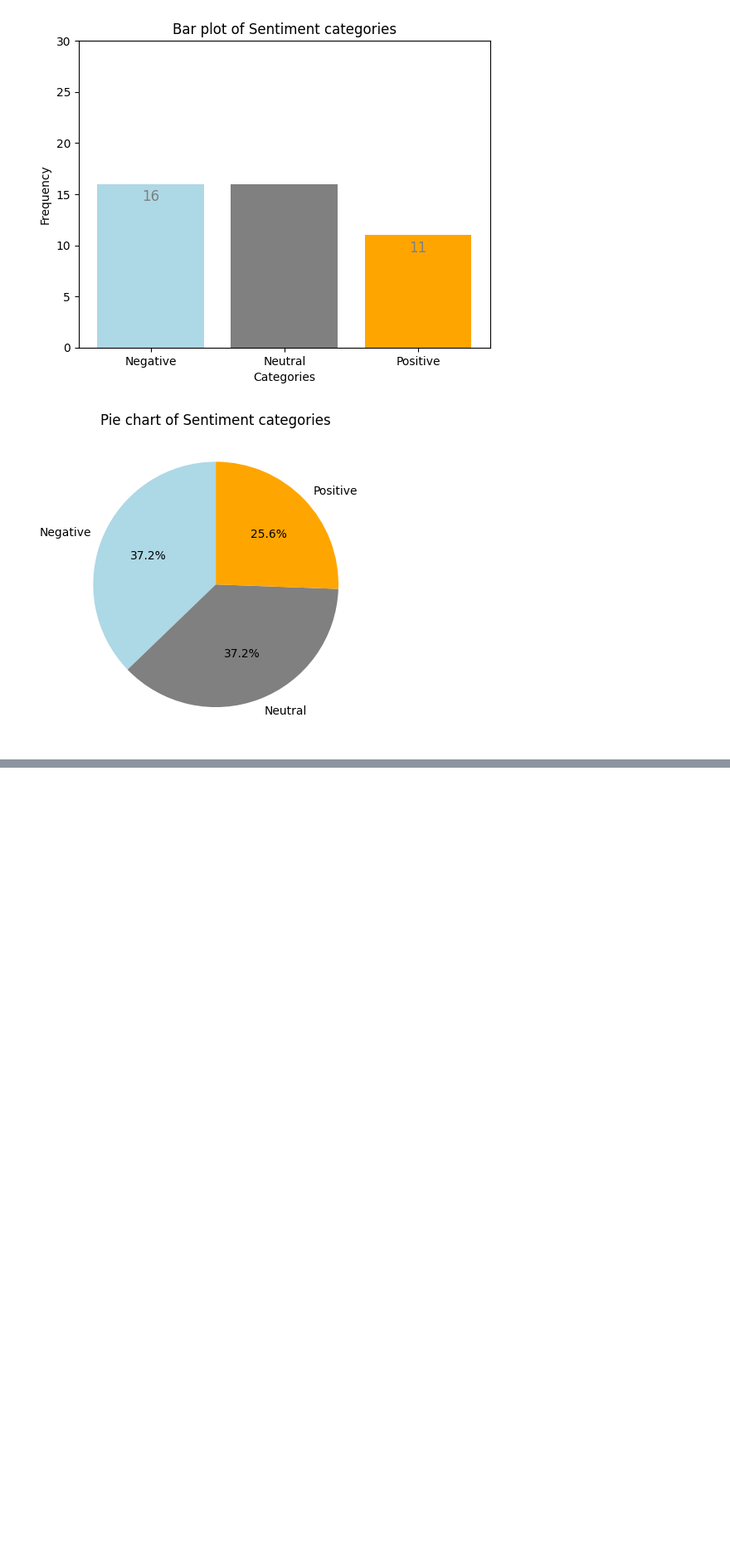
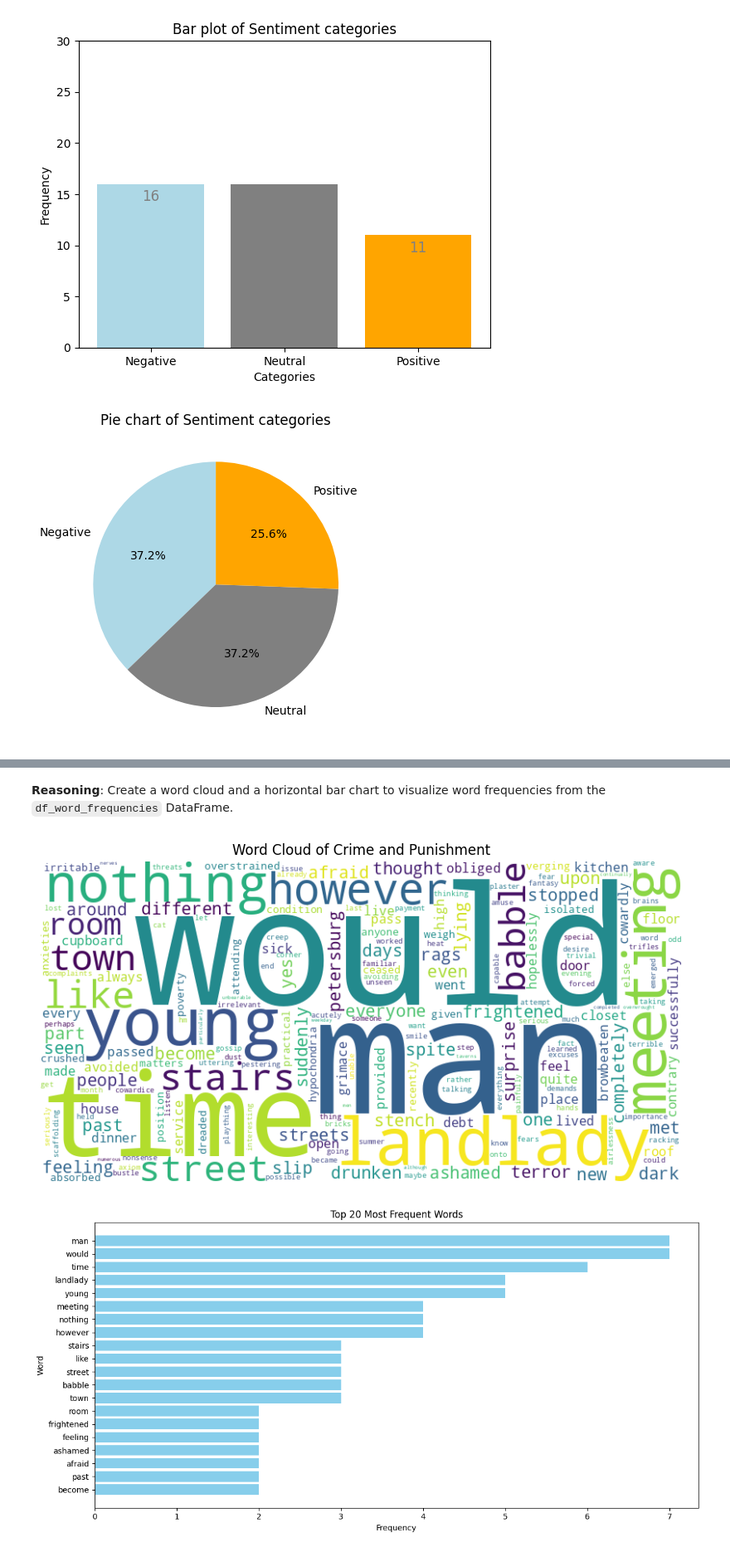
Before and after one commit to chuter176/NLP_PictureBook_2025, a Jupyter notebook: 8_readtxtfilesimportingfromhtml.ipynb, the cells around one changed output, grey strips where cells are left out. Shown at 83% size. Saved outputs shown, nothing was run; the diff lists cells and outputs as text; code cells hidden in the pictures; blank space fills up the shorter version.

```diff
--- a/8_readtxtfilesimportingfromhtml.ipynb
+++ b/8_readtxtfilesimportingfromhtml.ipynb
@@ -101,15 +101,6 @@ with urlopen(url) as f:
   content = f.read().decode()
   with open('google_html', 'w') as cf:
     cf.write(content)
-# %%
-from urllib.request import urlopen
-
-url = 'https://www.google.com/'
-
-with urlopen(url) as f:
-  contect = f.read().decode()
-  with open('google_htm','w') as cf:
-    cf.write(contect)
 # %% [markdown]
 ## 📙 **Making a directory & uploading files on Colab**
 * Colab 작업 디렉토리에서 폴더를 생성하여 다른 곳에서 다운로드 받은 단/복수의 파일을 옮겨 넣는 방법
@@ -621,0 +675,11 @@ plt.show()
+# %%
+import pandas as pd
+
+try:
+    with open('Crime_Punishment_Sample.txt', 'r', encoding='utf-8') as file:
+        text = file.read()
+    df_crime = pd.DataFrame({'text': [text]})
+    display(df_crime.head())
+except Exception as e:
+    print(f"Error reading the file: {e}")
+    df_crime = pd.DataFrame() # Empty DataFrame if all attempts fail
@@ -621,0 +1018,34 @@ plt.show()
+# %% [markdown]
+**Reasoning**:
+Create a word cloud and a horizontal bar chart to visualize word frequencies from the `df_word_frequencies` DataFrame.
+# %%
+import matplotlib.pyplot as plt
+from wordcloud import WordCloud
+import matplotlib as mpl
+
+# Assuming df_word_frequencies is already created and contains 'word' and 'frequency' columns
+
+# Create a dictionary of word frequencies
+word_freq_dict = dict(zip(df_word_frequencies['word'], df_word_frequencies['frequency']))
+
+# Create the word cloud
+wordcloud = WordCloud(width=800, height=400, background_color='white').generate_from_frequencies(word_freq_dict)
+plt.figure(figsize=(10, 8))
+plt.imshow(wordcloud, interpolation='bilinear')
+plt.axis("off")
+plt.title("Word Cloud of Crime and Punishment")
+plt.show()
+
+# Create the horizontal bar chart
+top_20_words = df_word_frequencies.nlargest(20, 'frequency')
+plt.figure(figsize=(12, 6))
+plt.barh(top_20_words['word'], top_20_words['frequency'], color='skyblue')
+plt.xlabel("Frequency")
+plt.ylabel("Word")
+plt.title("Top 20 Most Frequent Words")
+plt.gca().invert_yaxis()  # Invert y-axis to show highest frequency at the top
+plt.tight_layout()
+plt.show()
+# %% [output]
+[figure, added]
+[figure, added]
```
Also changed, not shown: parts of 27 cells of this notebook.
